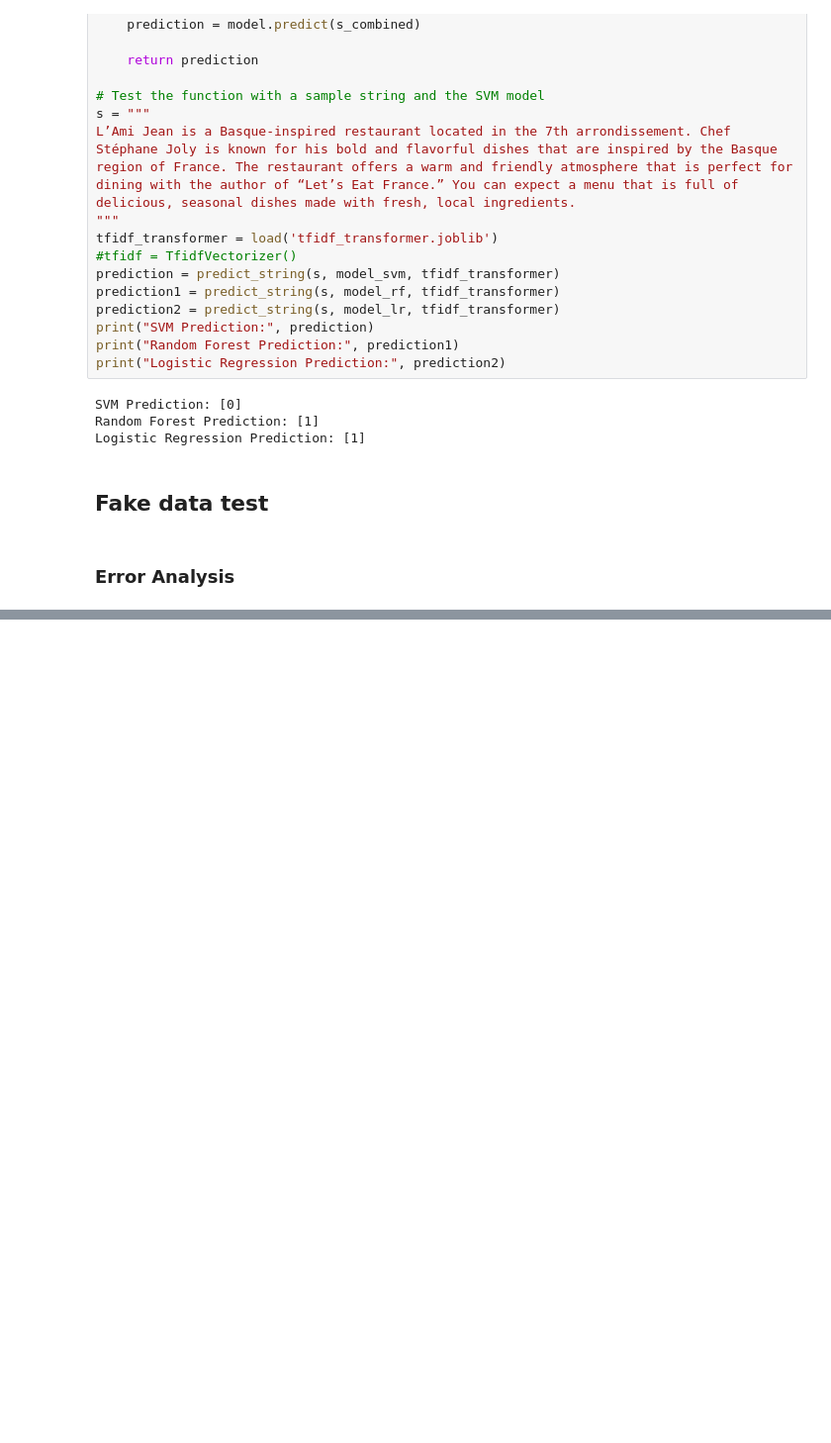
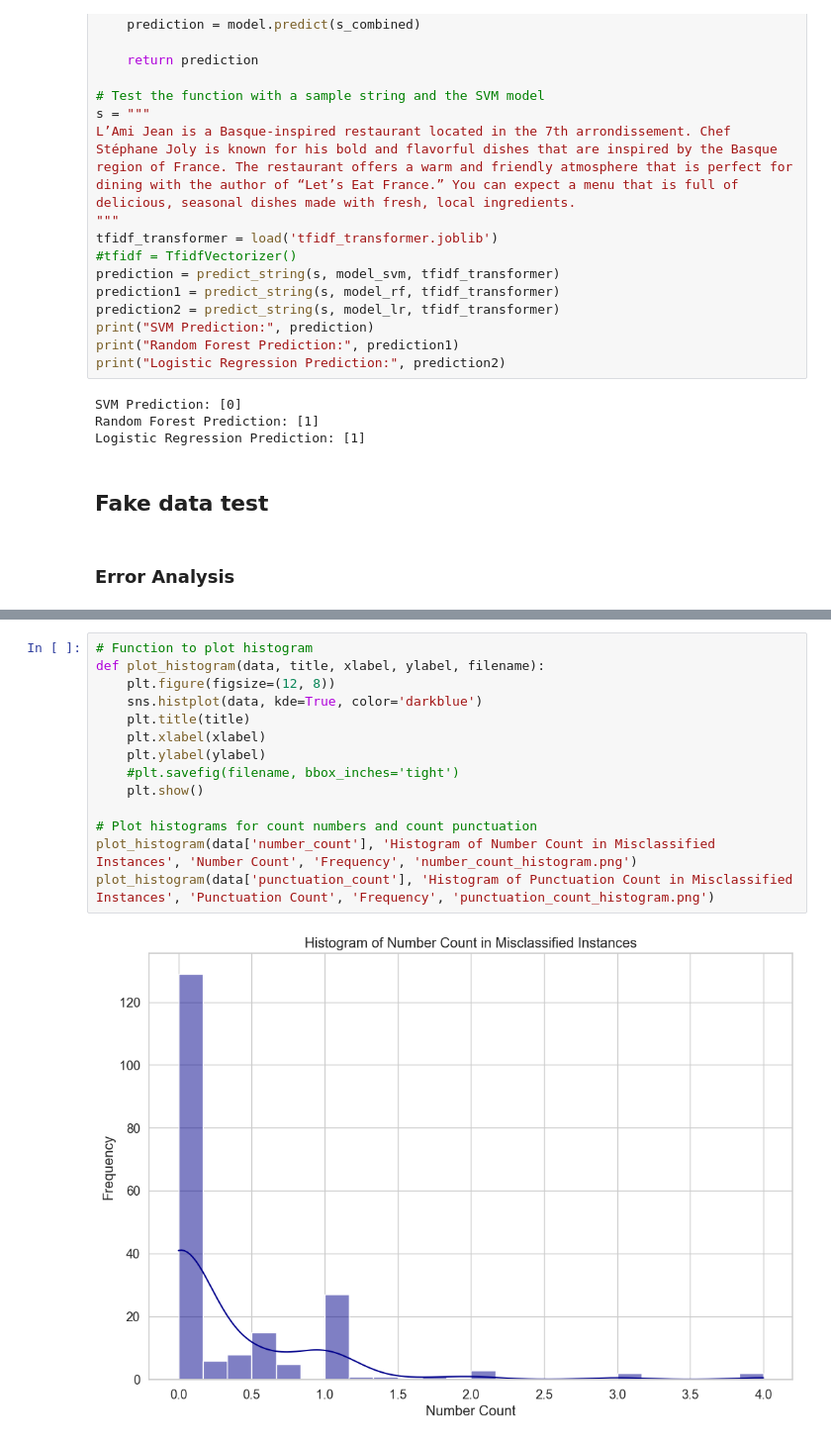
Before and after one commit to majunze2001/NLP-final-project, a Jupyter notebook: src/ML_Script.ipynb, the cells around one changed output, grey strips where cells are left out. Shown at 99% size. Cells and saved outputs as stored; diff of their text form; blank space fills up the shorter version.

```diff
--- a/src/ML_Script.ipynb
+++ b/src/ML_Script.ipynb
@@ -510,0 +490,16 @@ plt.show()
+# %%
+# Function to plot histogram
+def plot_histogram(data, title, xlabel, ylabel, filename):
+    plt.figure(figsize=(12, 8))
+    sns.histplot(data, kde=True, color='darkblue')
+    plt.title(title)
+    plt.xlabel(xlabel)
+    plt.ylabel(ylabel)
+    #plt.savefig(filename, bbox_inches='tight')
+    plt.show()
+
+# Plot histograms for count numbers and count punctuation
+plot_histogram(data['number_count'], 'Histogram of Number Count in Misclassified Instances', 'Number Count', 'Frequency', 'number_count_histogram.png')
+plot_histogram(data['punctuation_count'], 'Histogram of Punctuation Count in Misclassified Instances', 'Punctuation Count', 'Frequency', 'punctuation_count_histogram.png')
+# %% [output]
+[figure, added]
```
Also changed, not shown: parts of 9 cells of this notebook.
